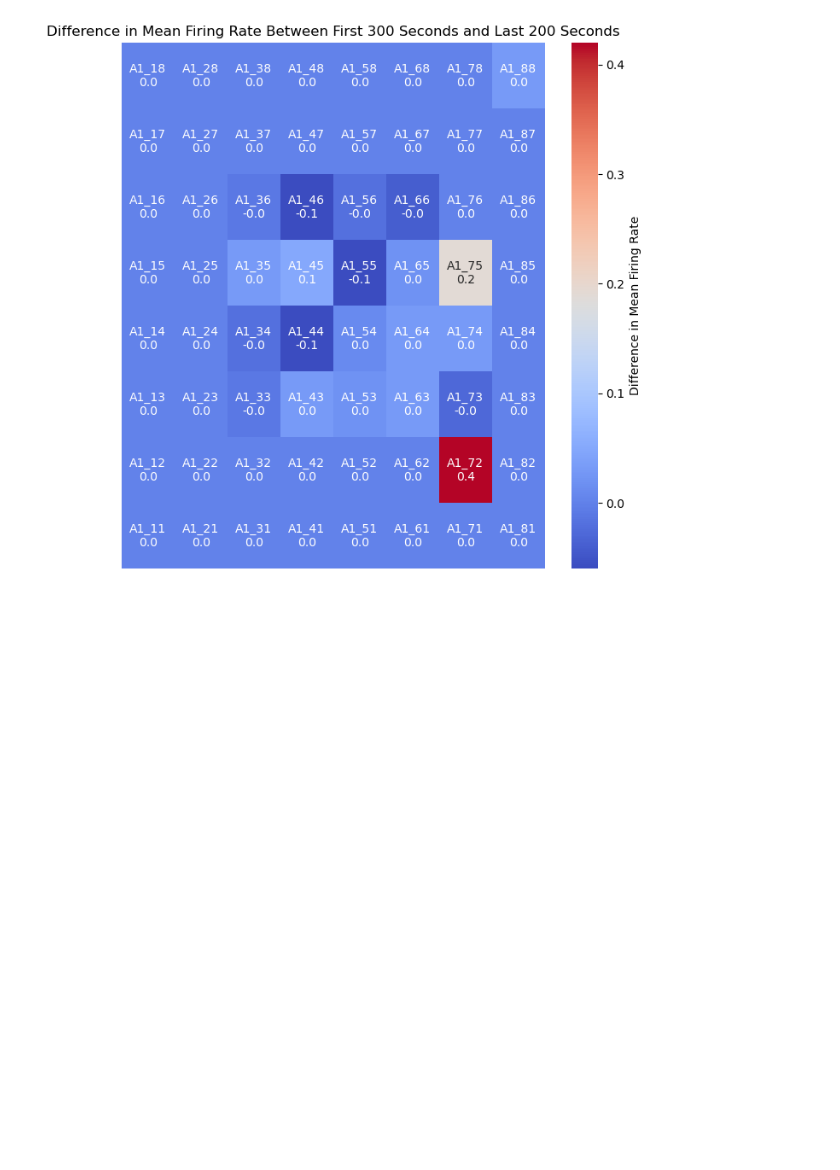
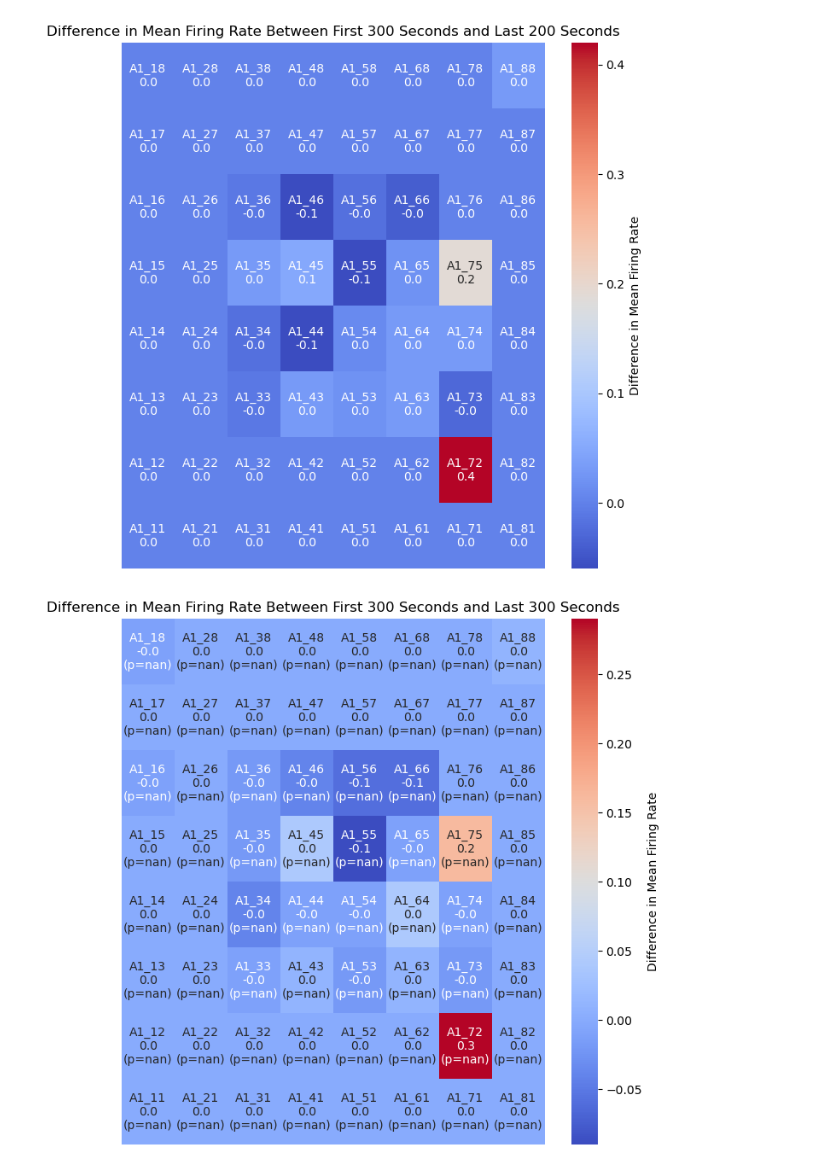
Before and after one commit to Micquoy13/MEA_data, a Jupyter notebook: All PSTH Before Hypoxia Plate 4(001)(000)_spike_counts.ipynb, the cells around one changed output. Cells and saved outputs as stored; diff of their text form; code cells hidden in the pictures; blank space fills up the shorter version.

Commit message:
I'm still figuring out where there are not enough data points for the t-test

```diff
--- a/All PSTH Before Hypoxia Plate 4(001)(000)_spike_counts.ipynb
+++ b/All PSTH Before Hypoxia Plate 4(001)(000)_spike_counts.ipynb
@@ -309,6 +436,103 @@ plt.ylabel('')
 plt.show()
 # %% [output]
 [figure]
+# %%
+import numpy as np
+import matplotlib.pyplot as plt
+import seaborn as sns
+from scipy.stats import ttest_rel
+
+# Assuming sorted_counts, sorted_bins, columns_to_process, and bin_width are already defined
+
+sorted_counts = {col: [spike_counts[col][bin_start] for bin_start in sorted_bins[col]] for col in columns_to_process}
+
+# Convert the sorted lists to NumPy arrays
+sorted_bins_np = {col: np.array(sorted_bins[col]) for col in columns_to_process}
+sorted_counts_np = {col: np.array(sorted_counts[col]) for col in columns_to_process}
+
+mean_firing_rate = {}
+first_segment_duration = 300
+last_segment_duration = 300
+
+first_segment_means_array = []
+last_segment_means_array = []
+p_values = []
+
+for col in columns_to_process:
+    # Calculate total duration
+    total_duration = sorted_bins_np[col][-1] - sorted_bins_np[col][0] + bin_width  # Assuming bins are in seconds
+
+    # Determine the indices for the first and last segments
+    first_segment_end_idx = np.searchsorted(sorted_bins_np[col], first_segment_duration)
+    last_segment_start_idx = np.searchsorted(sorted_bins_np[col], total_duration - last_segment_duration)
+
+    # Calculate the mean firing rate for the first 300 seconds
+    first_segment_spikes = sum(sorted_counts_np[col][:first_segment_end_idx])
+    first_segment_total_duration = sorted_bins_np[col][first_segment_end_idx - 1] - sorted_bins_np[col][0] + bin_width
+    first_segment_mean_firing_rate = round(first_segment_spikes / first_segment_total_duration, 2) if first_segment_total_duration > 0 else 0
+
+    # Calculate the mean firing rate for the last 200 seconds
+    last_segment_spikes = sum(sorted_counts_np[col][last_segment_start_idx:])
+    last_segment_total_duration = sorted_bins_np[col][-1] - sorted_bins_np[col][last_segment_start_idx] + bin_width
+    last_segment_mean_firing_rate = round(last_segment_spikes / last_segment_total_duration, 2) if last_segment_total_duration > 0 else 0
+
+    # Store the results in the dictionary
+    mean_firing_rate[col] = {
+        'first_300_seconds': first_segment_mean_firing_rate,
+        'last_200_seconds': last_segment_mean_firing_rate
+    }
+
+    # Store the segment means in arrays
+    first_segment_means_array.append(first_segment_mean_firing_rate)
+    last_segment_means_array.append(last_segment_mean_firing_rate)
+
+    # Perform paired t-test
+    t_stat, p_value = ttest_rel([first_segment_mean_firing_rate], [last_segment_mean_firing_rate])
+    p_values.append(p_value)
+
+# Calculate the difference in mean firing rates between the first and last segments
+difference_array = np.array(first_segment_means_array) - np.array(last_segment_means_array)
+
+# Determine the size of the reshaped array
+num_columns = len(columns_to_process)
+side_length = int(np.ceil(np.sqrt(num_columns)))
+
+# Pad the arrays to make them square if necessary
+pad_size = side_length**2 - num_columns
+difference_array_padded = np.pad(difference_array, (0, pad_size), mode='constant', constant_values=0)
+columns_array_padded = np.pad(np.array(columns_to_process), (0, pad_size), mode='constant', constant_values='')
+p_values_padded = np.pad(np.array(p_values), (0, pad_size), mode='constant', constant_values=np.nan)
+
+# Reshape the arrays to the determined size
+difference_matrix = difference_array_padded.reshape(side_length, side_length)
+columns_matrix = columns_array_padded.reshape(side_length, side_length)
+p_values_matrix = p_values_padded.reshape(side_length, side_length)
+
+# Transpose the matrices to count upwards
+difference_matrix = difference_matrix.T
+columns_matrix = columns_matrix.T
+p_values_matrix = p_values_matrix.T
+
+# Flip the matrices vertically to start from the bottom-left corner
+difference_matrix = np.flipud(difference_matrix)
+columns_matrix = np.flipud(columns_matrix)
+p_values_matrix = np.flipud(p_values_matrix)
+
+# Create a custom annotation array
+annotation_array = np.array([[f'{columns_matrix[i, j]}\n{difference_matrix[i, j]:.1f}\n(p={p_values_matrix[i, j]:.3f})' if columns_matrix[i, j] else '' for j in range(side_length)] for i in range(side_length)])
+
+# Create adaptable title based on the durations
+difference_plot_title = f'Difference in Mean Firing Rate Between First {first_segment_duration} Seconds and Last {last_segment_duration} Seconds'
+
+# Create a heatmap to visualize the differences with custom annotations
+plt.figure(figsize=(8, 8))
+sns.heatmap(difference_matrix, annot=annotation_array, fmt='', cmap='coolwarm', cbar_kws={'label': 'Difference in Mean Firing Rate'}, xticklabels=False, yticklabels=False)
+plt.title(difference_plot_title)
+plt.xlabel('')
+plt.ylabel('')
+plt.show()
+# %% [output]
+[figure, added]
 # %%
 import numpy as np
 from scipy.stats import ttest_rel, wilcoxon, pearsonr, spearmanr
```
Also changed, not shown: parts of 3 cells of this notebook.
